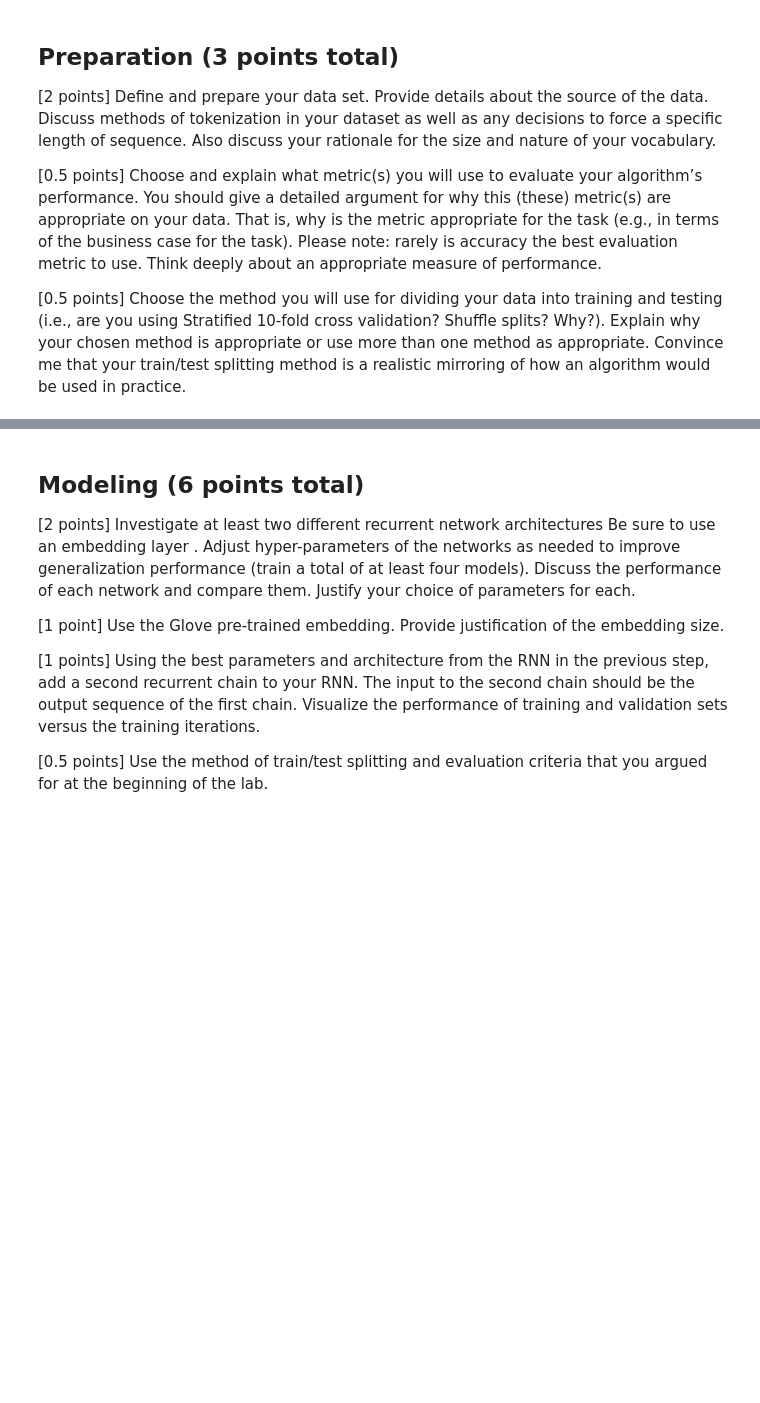
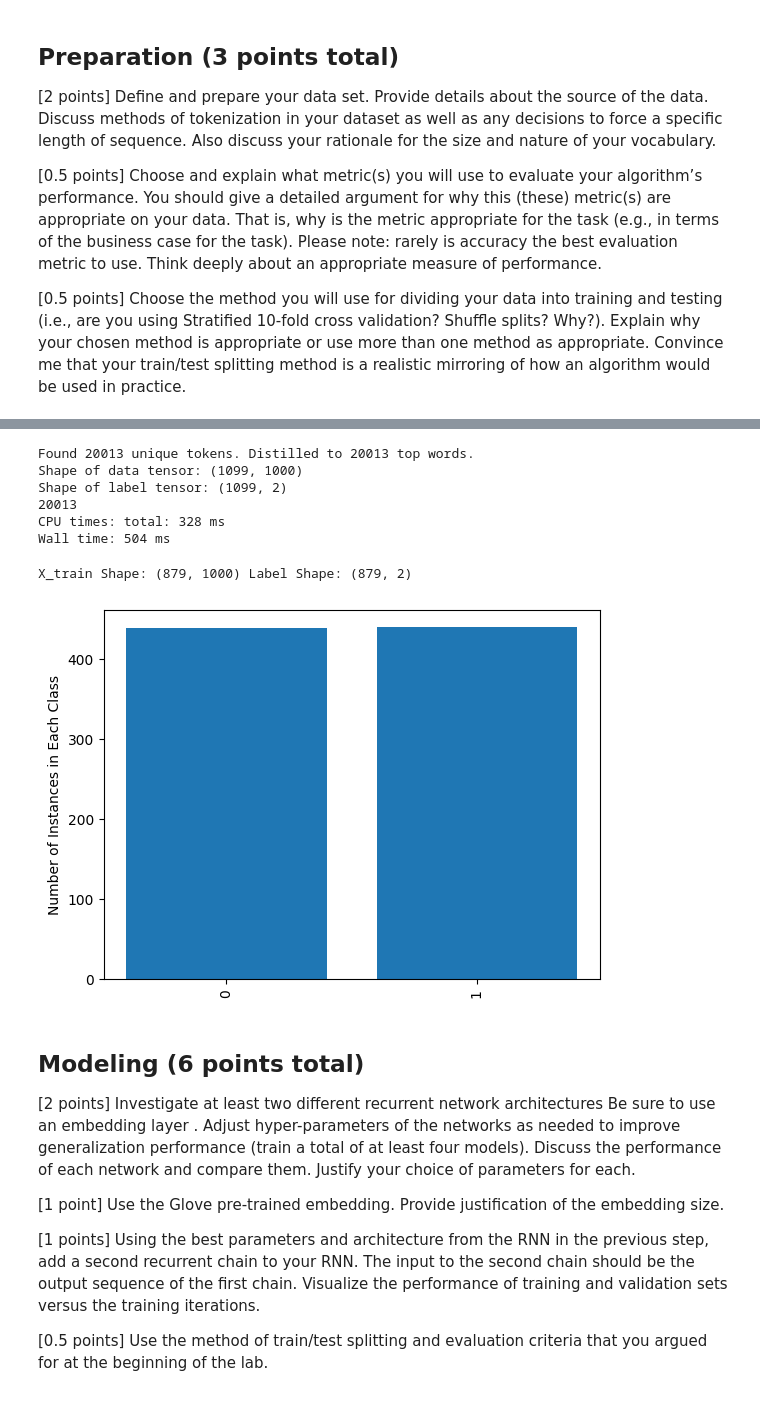
Before and after one commit to bennyandthejetss/ML_Lab7, a Jupyter notebook: Lab7.ipynb, the cells around one changed output, grey strips where cells are left out. Saved outputs shown, nothing was run; the diff lists cells and outputs as text; code cells hidden in the pictures; blank space fills up the shorter version.

```diff
--- a/Lab7.ipynb
+++ b/Lab7.ipynb
@@ -54,3 +55,60 @@ plt.show()
+# %%
+%%time
+from tensorflow import keras
+from tensorflow.keras.preprocessing.text import Tokenizer
+from tensorflow.keras.preprocessing.sequence import pad_sequences
+
+target = np.unique(target, return_inverse=True)[1]
+
+NUM_TOP_WORDS = None # use entire vocabulary!
+MAX_ART_LEN = 1000 # maximum and minimum number of words
+
+#tokenize the text
+tokenizer = Tokenizer(num_words=NUM_TOP_WORDS)
+tokenizer.fit_on_texts(X)
+# save as sequences with integers replacing words
+sequences = tokenizer.texts_to_sequences(X)
+
+word_index = tokenizer.word_index
+NUM_TOP_WORDS = len(word_index) if NUM_TOP_WORDS==None else NUM_TOP_WORDS
+top_words = min((len(word_index),NUM_TOP_WORDS))
+print('Found %s unique tokens. Distilled to %d top words.' % (len(word_index),top_words))
+
+X = pad_sequences(sequences, maxlen=MAX_ART_LEN)
+
+y_ohe = keras.utils.to_categorical(target)
+print('Shape of data tensor:', X.shape)
+print('Shape of label tensor:', y_ohe.shape)
+print(np.max(X))
+# %% [output]
+Found 20013 unique tokens. Distilled to 20013 top words.
+Shape of data tensor: (1099, 1000)
+Shape of label tensor: (1099, 2)
+20013
+CPU times: total: 328 ms
+Wall time: 504 ms
+# %%
+from sklearn.model_selection import train_test_split
+from sklearn import metrics as mt
+from matplotlib import pyplot as plt
+%matplotlib inline
+
+# Split it into train / test subsets
+X_train, X_test, y_train_ohe, y_test_ohe = train_test_split(X, y_ohe, test_size=0.2,
+                                                            stratify=target,
+                                                            random_state=42)
+NUM_CLASSES = 2
+
+# print some stats of the data
+print("X_train Shape:",X_train.shape, "Label Shape:", y_train_ohe.shape)
+uniq_classes = np.sum(y_train_ohe,axis=0)
+plt.bar(list(range(2)),uniq_classes)
+plt.xticks(list(range(2)), np.unique(target), rotation='vertical')
+plt.ylabel("Number of Instances in Each Class")
+plt.show()
+# %% [output]
+X_train Shape: (879, 1000) Label Shape: (879, 2)
+[figure, added]
 # %% [markdown]
 ## Modeling (6 points total)
 [2 points] Investigate at least two different recurrent network architectures  Be sure to use an embedding layer . Adjust hyper-parameters of the networks as needed to improve generalization performance (train a total of at least four models). Discuss the performance of each network and compare them. Justify your choice of parameters for each.
```
Also changed, not shown: parts of 23 cells of this notebook, 1 other file.
